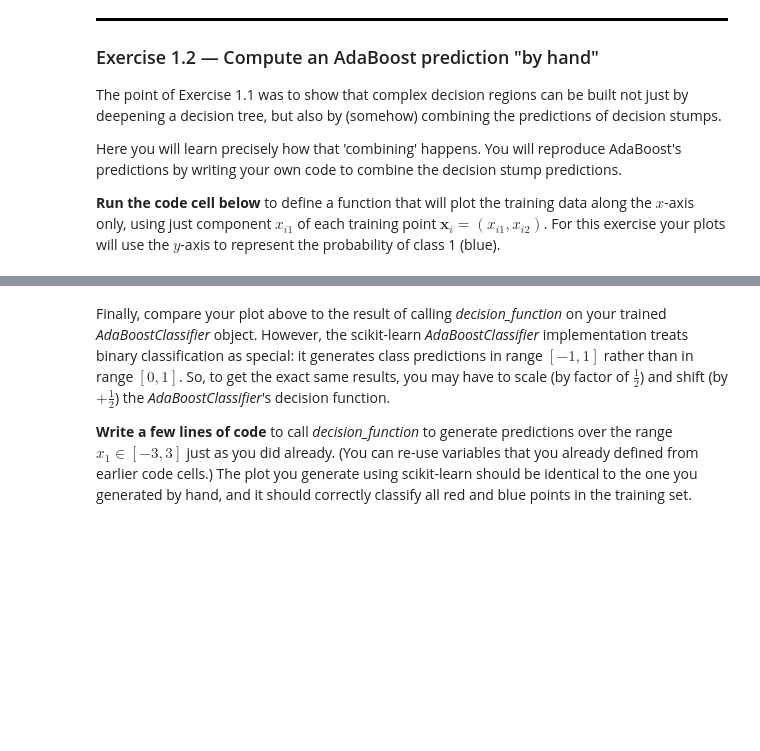
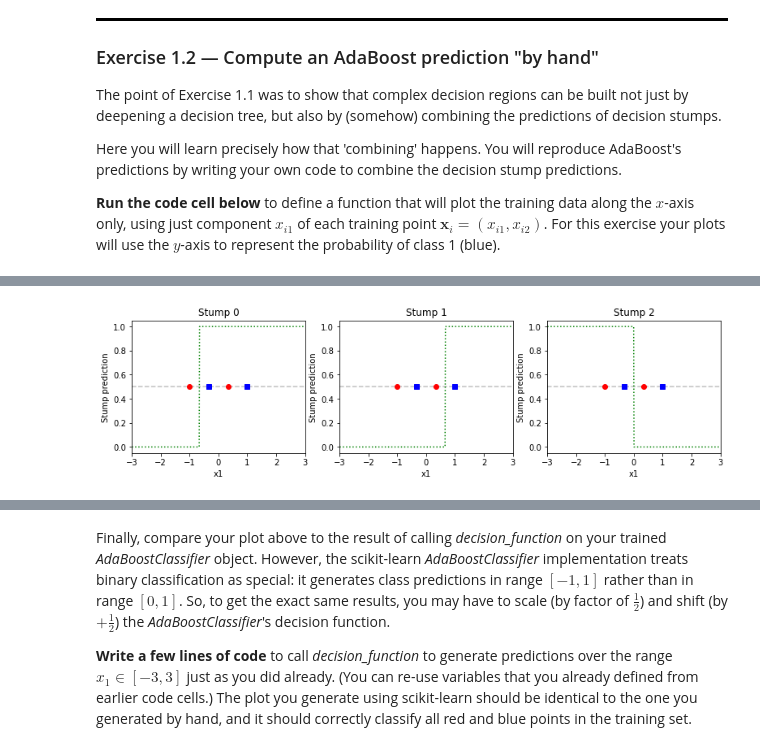
Before and after one commit to alimus22/SOEN, a Jupyter notebook: COMP432/lab7/lab7-exercises.ipynb, the cells around one changed output, grey strips where cells are left out. Cells and saved outputs as stored; diff of their text form; code cells hidden in the pictures; blank space fills up the shorter version.

```diff
--- a/COMP432/lab7/lab7-exercises.ipynb
+++ b/COMP432/lab7/lab7-exercises.ipynb
@@ -179,3 +215,18 @@ Note that the green line here is not a decision boundary! We are plotting a 1-di
+# %%
+# Your code here. Aim for 10-12 lines.
+fig, ax = plt.subplots(figsize=(13, 3), ncols = 3);
+xaxis = np.zeros((500, 2));
+xaxis[:, 0] = np.linspace(start=-3, stop = 3, num=500);
+
+for i in range(3):
+    yaxis = adaBoostClassifier.estimators_[i].predict(xaxis);
+    plt.subplot(131 + i);
+    plot_data_1d(X, y);
+    ax[i].title.set_text(f'Stump {i}');
+    ax[i].set_ylabel('Stump prediction')
+    ax[i].plot(xaxis[:, 0], yaxis, color='g', linestyle=':');
+# %% [output]
+[figure, added]
 # %% [markdown]
 You should see that the class predictions correspond with the red/blue decision regions for each stump that you observed at the end of Exercise 1.1.
 
```
Also changed, not shown: parts of 17 cells of this notebook.
